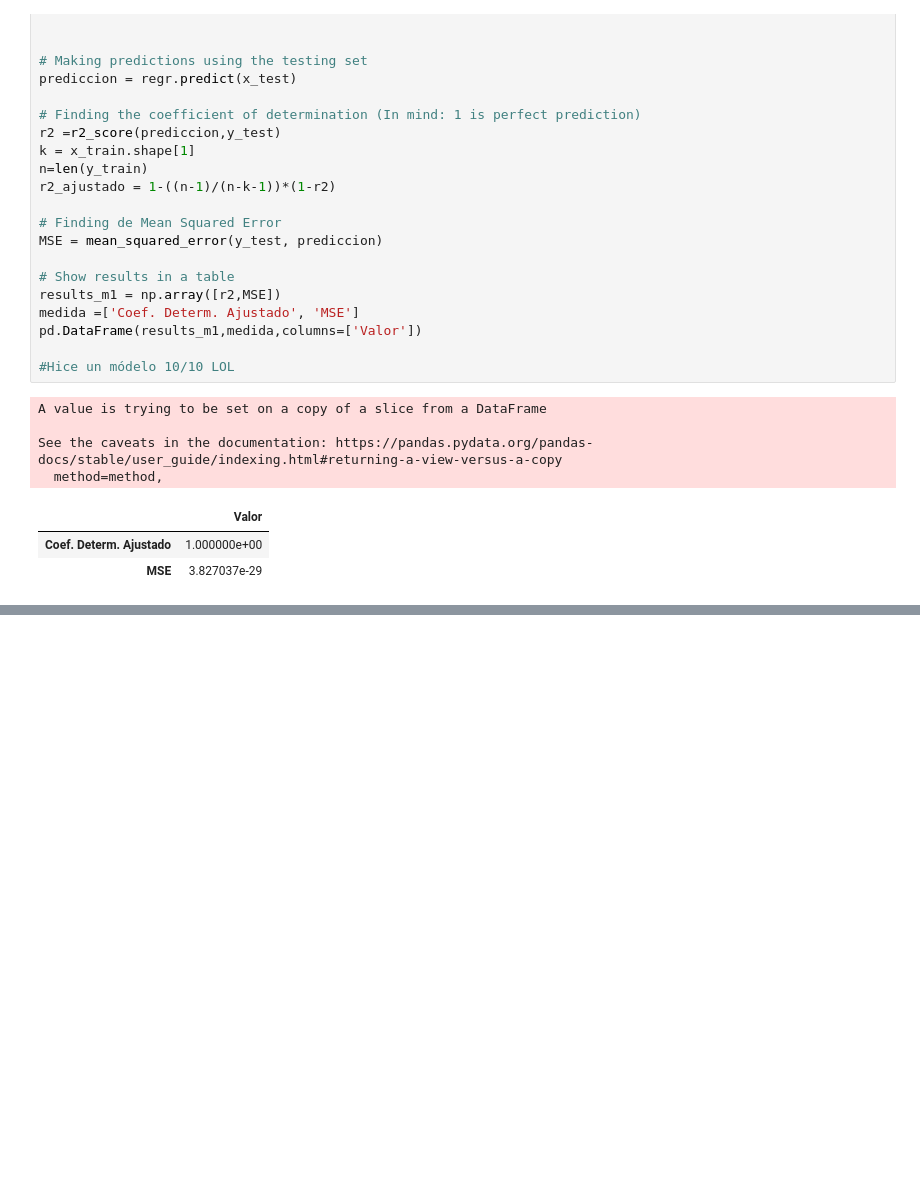
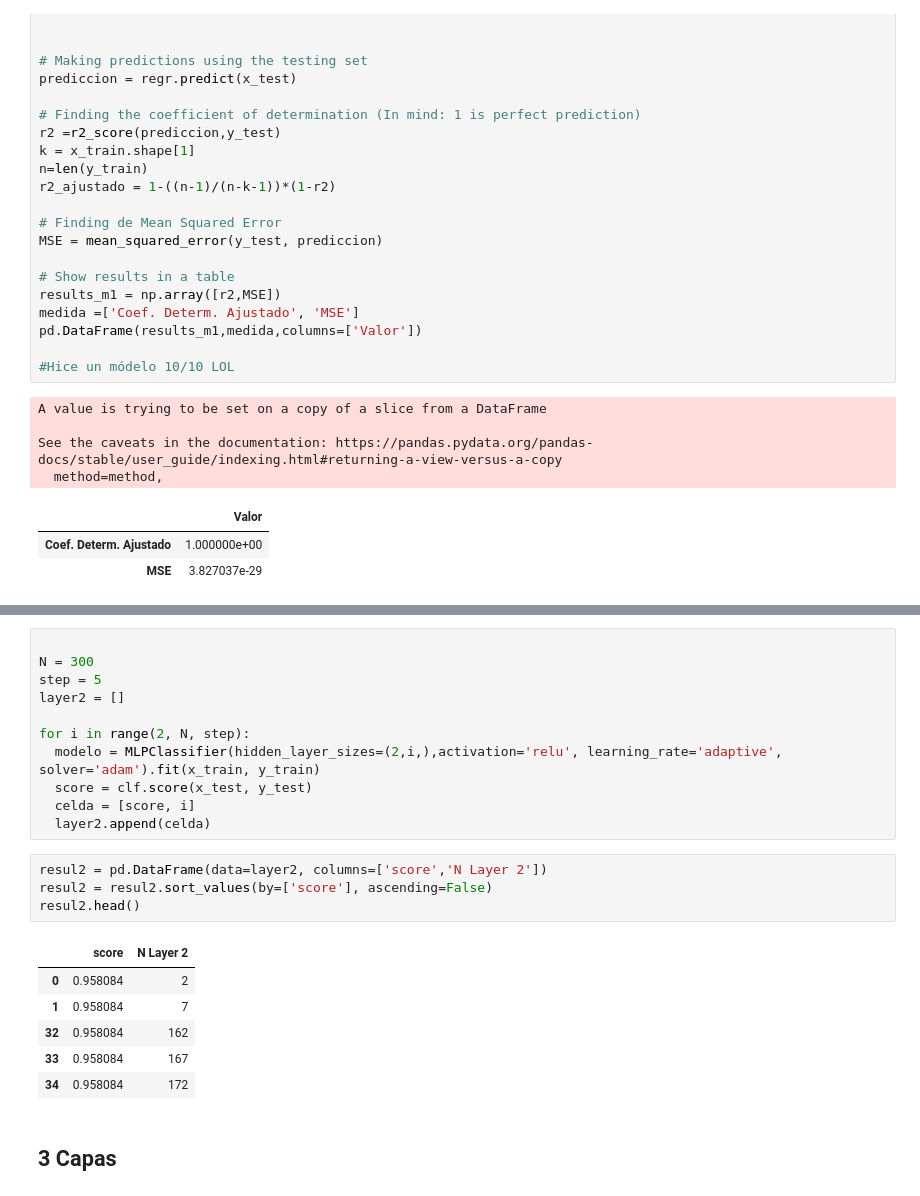
Before and after one commit to andresenrique08/ML_2020, a Jupyter notebook: Reto 3/JReto3_v1.ipynb, the cells around one changed output, grey strips where cells are left out. Cells and saved outputs as stored; diff of their text form; blank space fills up the shorter version.

```diff
--- a/Reto 3/JReto3_v1.ipynb
+++ b/Reto 3/JReto3_v1.ipynb
@@ -171,0 +157,24 @@ resul1.sort_values(by=['score'], ascending=False)
+# %%
+
+N = 300
+step = 5
+layer2 = []
+
+for i in range(2, N, step):
+  modelo = MLPClassifier(hidden_layer_sizes=(2,i,),activation='relu', learning_rate='adaptive', solver='adam').fit(x_train, y_train)
+  score = clf.score(x_test, y_test)
+  celda = [score, i]
+  layer2.append(celda)
+# %%
+resul2 = pd.DataFrame(data=layer2, columns=['score','N Layer 2'])
+resul2 = resul2.sort_values(by=['score'], ascending=False)
+resul2.head()
+# %% [output]
+|  | score | N Layer 2 |
+| 0 | 0.958084 | 2 |
+| 1 | 0.958084 | 7 |
+| 32 | 0.958084 | 162 |
+| 33 | 0.958084 | 167 |
+| 34 | 0.958084 | 172 |
+# %% [markdown]
+## **3 Capas**
```
Also changed, not shown: parts of 10 cells of this notebook.
